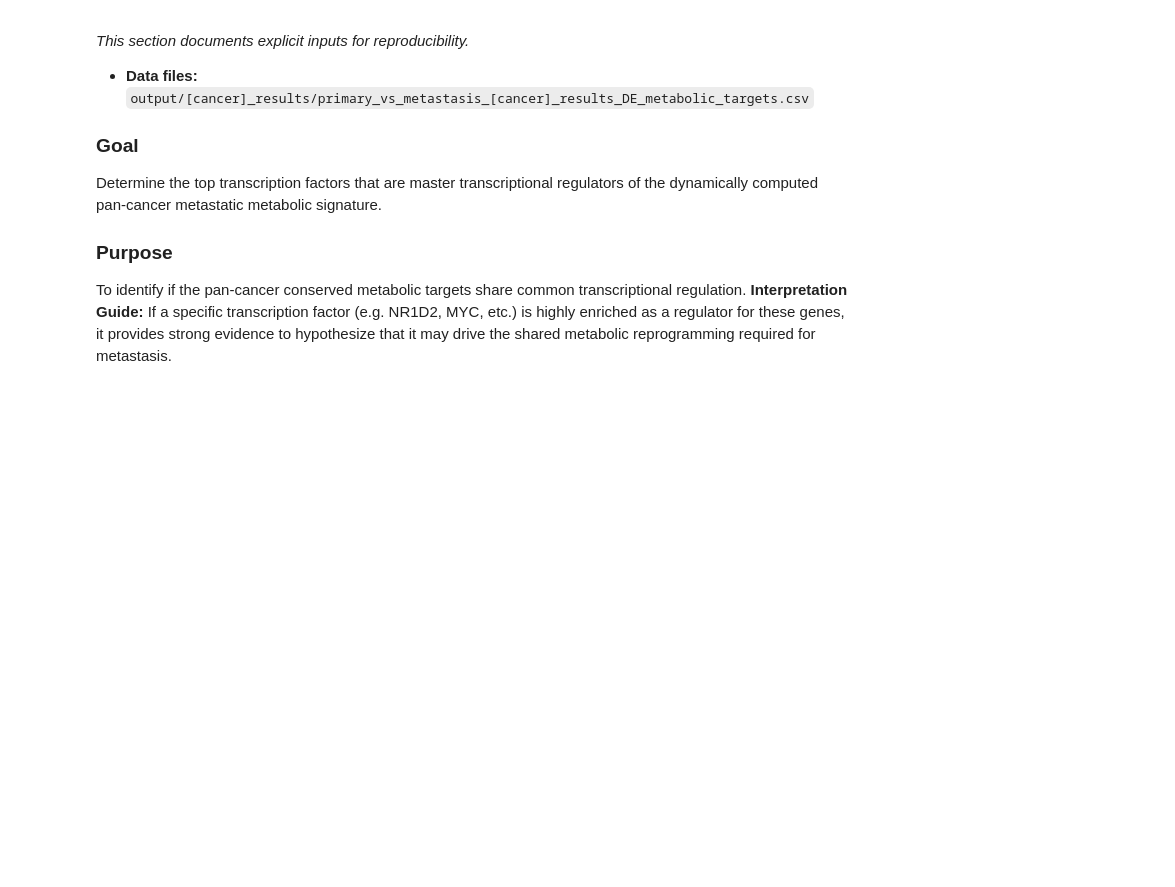
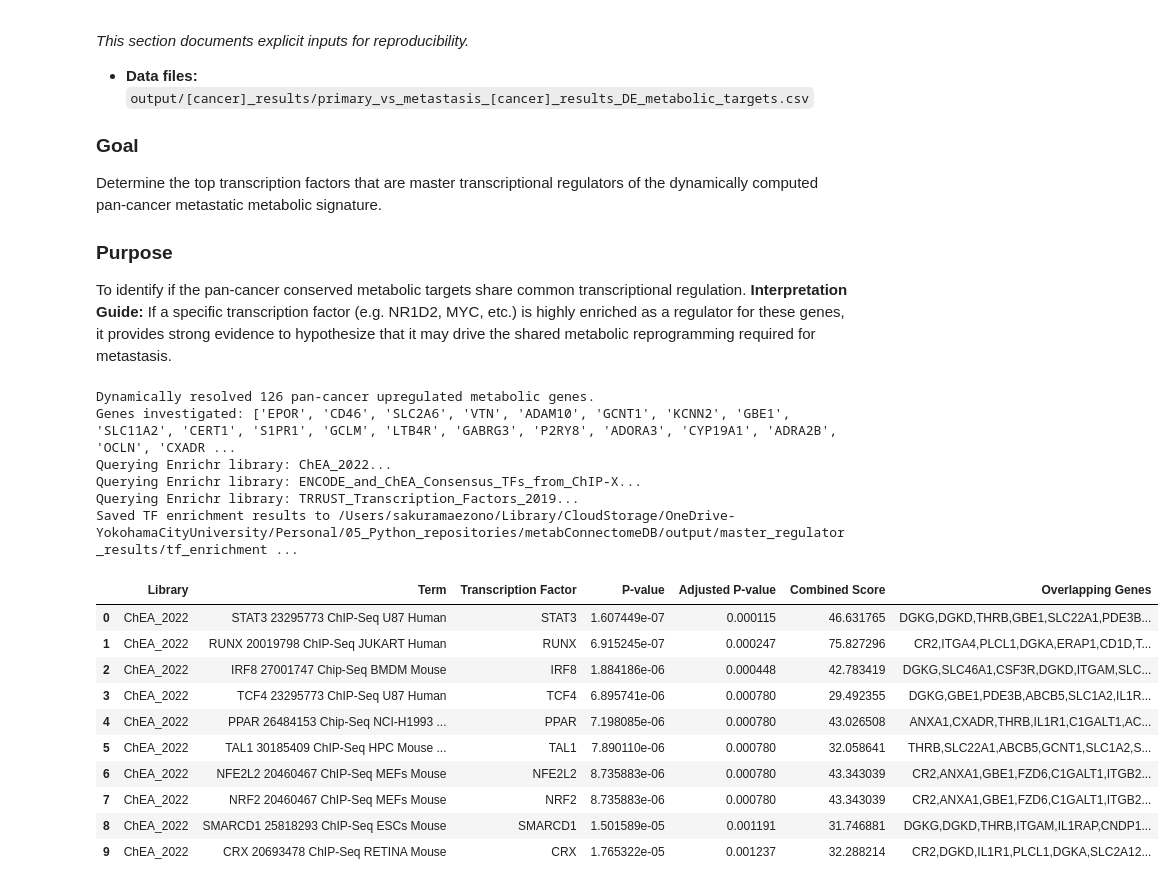
Before and after one commit to sakuramaezonoYCU/metabConnectomeDB, a Jupyter notebook: scripts/master_regulator_analysis.ipynb, the cells around one changed output. Cells and saved outputs as stored; diff of their text form; code cells hidden in the pictures; blank space fills up the shorter version.

```diff
--- a/scripts/master_regulator_analysis.ipynb
+++ b/scripts/master_regulator_analysis.ipynb
@@ -47,7 +47,7 @@ ENRICHR_LIBRARIES = [
     'TRRUST_Transcription_Factors_2019'
 ]
 # %%
-TARGET_GENES = ['IFNLR1', 'SCD5', 'CCR9', 'IL1R1', 'NMUR1', 'GFRA2', 'THRB', 'SELL', 'PLXNA4', 'TNFRSF21', 'SLC11A2', 'AMDHD1', 'ACACA', 'CD48', 'TRPM7', 'CYSLTR2', 'IL13RA2', 'SLC22A1', 'EPHB1', 'CDH23', 'CD46', 'CYP19A1', 'GJA5', 'ASGR1', 'SPTLC1', 'RXRA', 'SRP54', 'PLCB1', 'CD244', 'NR1D2', 'ACSL4', 'TLR10', 'CNR2', 'ITGA4', 'HLA-C', 'SLC2A12', 'AGER', 'CELSR1', 'CERT1', 'CD36', 'ACVR2B', 'KLRG1', 'SLC46A1', 'NR2F1', 'ANXA1', 'TSHR', 'TGFBR2', 'ACKR3', 'KCNN2', 'ITGB2', 'DGAT2', 'ADORA3', 'CYP2E1', 'CXCR1', 'GBE1', 'SLC15A1', 'CD79A', 'ESRRG', 'NPFFR2', 'SLC2A6', 'DGKD', 'CSF3R', 'LGSN', 'SLC16A7', 'FZD6', 'ADRA2B', 'S1PR1', 'CD3G', 'SLC1A2', 'AMN', 'TRPM8', 'PDE3B', 'CHRNA6', 'IL1RAP', 'C1GALT1', 'CR2', 'CNDP1', 'DGKG', 'PGS1', 'OGDH', 'MTMR1', 'SLC16A6', 'IL17RA', 'FCER2', 'ACVR1B', 'SIRPB1', 'ITGAM', 'ESR1', 'LTB4R', 'GPC5', 'GLS', 'DBT', 'CYP1B1', 'NCOA3', 'ABCB5', 'EPOR', 'DGKA', 'P2RY8', 'SPN', 'CUL5', 'IL7R', 'SULT1A1', 'SLC6A3', 'PLCL1', 'CD1D', 'LILRB1', 'CYSLTR1', 'GALNT1', 'GABRG3', 'P2RY14', 'GCNT1', 'GCNT4', 'VTN', 'FCN1', 'ITGAL', 'GCLM', 'ADAM10', 'JAML', 'CD247', 'OCLN', 'FADS2', 'GRM1', 'ERAP1', 'AUH', 'HK3', 'CXADR']
+TARGET_GENES = ['EPOR', 'CD46', 'SLC2A6', 'VTN', 'ADAM10', 'GCNT1', 'KCNN2', 'GBE1', 'SLC11A2', 'CERT1', 'S1PR1', 'GCLM', 'LTB4R', 'GABRG3', 'P2RY8', 'ADORA3', 'CYP19A1', 'ADRA2B', 'OCLN', 'CXADR', 'CXCR1', 'C1GALT1', 'AUH', 'SLC1A2', 'CSF3R', 'ITGAM', 'SLC46A1', 'FCN1', 'ITGB2', 'GFRA2', 'AMDHD1', 'EPHB1', 'TNFRSF21', 'CUL5', 'CCR9', 'SRP54', 'AGER', 'ITGA4', 'CD3G', 'ACVR2B', 'CD79A', 'ACACA', 'FADS2', 'SIRPB1', 'P2RY14', 'PLXNA4', 'CD244', 'DGKG', 'PDE3B', 'IL1R1', 'JAML', 'IL1RAP', 'FCER2', 'NR2F1', 'ESR1', 'GCNT4', 'DGAT2', 'ASGR1', 'GLS', 'DGKA', 'CR2', 'ABCB5', 'NMUR1', 'PLCB1', 'ITGAL', 'SLC2A12', 'CD247', 'NPFFR2', 'ACSL4', 'IL17RA', 'ANXA1', 'LILRB1', 'ACKR3', 'GALNT1', 'DGKD', 'HLA-C', 'MTMR1', 'CD1D', 'AMN', 'SCD5', 'CYP2E1', 'ESRRG', 'GPC5', 'GRM1', 'IFNLR1', 'SELL', 'GJA5', 'IL7R', 'CD48', 'SLC15A1', 'SPTLC1', 'NR1D2', 'NCOA3', 'RXRA', 'TLR10', 'SLC22A1', 'CD36', 'TSHR', 'TRPM8', 'CYSLTR2', 'IL13RA2', 'TGFBR2', 'CDH23', 'SPN', 'HK3', 'CNR2', 'TRPM7', 'SLC6A3', 'PLCL1', 'DBT', 'THRB', 'KLRG1', 'CNDP1', 'CYP1B1', 'ACVR1B', 'SULT1A1', 'FZD6', 'PGS1', 'LGSN', 'OGDH', 'ERAP1', 'SLC16A6', 'SLC16A7', 'CYSLTR1', 'CHRNA6', 'CELSR1']
 print(f"Dynamically resolved {len(TARGET_GENES)} pan-cancer upregulated metabolic genes.")
 print(f"Genes investigated: {TARGET_GENES}")
 
@@ -72,33 +72,51 @@ for lib in ENRICHR_LIBRARIES:
     if not res.ok:
         print(f"Error fetching {lib}")
         continue
 
     results = json.loads(res.text)[lib]
     for row in results:
         term = row[1]
         pval = row[2]
         adj_pval = row[6]
         combined_score = row[4]
         overlap = row[5]
 
         tf_name = term.split('_')[0].split(' ')[0].upper()
 
         all_results.append({
             'Library': lib,
             'Term': term,
             'Transcription Factor': tf_name,
             'P-value': pval,
             'Adjusted P-value': adj_pval,
             'Combined Score': combined_score,
             'Overlapping Genes': ','.join(overlap)
         })
 
 df_enrich = pd.DataFrame(all_results)
 csv_path = os.path.join(RESULTS_DIR, 'tf_enrichment_results.csv')
 df_enrich.to_csv(csv_path, index=False)
 print(f"Saved TF enrichment results to {csv_path}\n")
 
 display(df_enrich.head(10))
+# %% [output]
+Dynamically resolved 126 pan-cancer upregulated metabolic genes.
+Genes investigated: ['EPOR', 'CD46', 'SLC2A6', 'VTN', 'ADAM10', 'GCNT1', 'KCNN2', 'GBE1', 'SLC11A2', 'CERT1', 'S1PR1', 'GCLM', 'LTB4R', 'GABRG3', 'P2RY8', 'ADORA3', 'CYP19A1', 'ADRA2B', 'OCLN', 'CXADR ...
+Querying Enrichr library: ChEA_2022...
+Querying Enrichr library: ENCODE_and_ChEA_Consensus_TFs_from_ChIP-X...
+Querying Enrichr library: TRRUST_Transcription_Factors_2019...
+Saved TF enrichment results to /Users/sakuramaezono/Library/CloudStorage/OneDrive-YokohamaCityUniversity/Personal/05_Python_repositories/metabConnectomeDB/output/master_regulator_results/tf_enrichment ...
+|  | Library | Term | Transcription Factor | P-value | Adjusted P-value | Combined Score | Overlapping Genes |
+| 0 | ChEA_2022 | STAT3 23295773 ChIP-Seq U87 Human | STAT3 | 1.607449e-07 | 0.000115 | 46.631765 | DGKG,DGKD,THRB,GBE1,SLC22A1,PDE3B... |
+| 1 | ChEA_2022 | RUNX 20019798 ChIP-Seq JUKART Human | RUNX | 6.915245e-07 | 0.000247 | 75.827296 | CR2,ITGA4,PLCL1,DGKA,ERAP1,CD1D,T... |
+| 2 | ChEA_2022 | IRF8 27001747 Chip-Seq BMDM Mouse | IRF8 | 1.884186e-06 | 0.000448 | 42.783419 | DGKG,SLC46A1,CSF3R,DGKD,ITGAM,SLC... |
+| 3 | ChEA_2022 | TCF4 23295773 ChIP-Seq U87 Human | TCF4 | 6.895741e-06 | 0.000780 | 29.492355 | DGKG,GBE1,PDE3B,ABCB5,SLC1A2,IL1R... |
+| 4 | ChEA_2022 | PPAR 26484153 Chip-Seq NCI-H1993 ... | PPAR | 7.198085e-06 | 0.000780 | 43.026508 | ANXA1,CXADR,THRB,IL1R1,C1GALT1,AC... |
+| 5 | ChEA_2022 | TAL1 30185409 ChIP-Seq HPC Mouse ... | TAL1 | 7.890110e-06 | 0.000780 | 32.058641 | THRB,SLC22A1,ABCB5,GCNT1,SLC1A2,S... |
+| 6 | ChEA_2022 | NFE2L2 20460467 ChIP-Seq MEFs Mouse | NFE2L2 | 8.735883e-06 | 0.000780 | 43.343039 | CR2,ANXA1,GBE1,FZD6,C1GALT1,ITGB2... |
+| 7 | ChEA_2022 | NRF2 20460467 ChIP-Seq MEFs Mouse | NRF2 | 8.735883e-06 | 0.000780 | 43.343039 | CR2,ANXA1,GBE1,FZD6,C1GALT1,ITGB2... |
+| 8 | ChEA_2022 | SMARCD1 25818293 ChIP-Seq ESCs Mouse | SMARCD1 | 1.501589e-05 | 0.001191 | 31.746881 | DGKG,DGKD,THRB,ITGAM,IL1RAP,CNDP1... |
+| 9 | ChEA_2022 | CRX 20693478 ChIP-Seq RETINA Mouse | CRX | 1.765322e-05 | 0.001237 | 32.288214 | CR2,DGKD,IL1R1,PLCL1,DGKA,SLC2A12... |
 # %%
 top_tfs = df_enrich.sort_values('Combined Score', ascending=False).drop_duplicates(subset=['Transcription Factor']).head(15)
 
```
Also changed, not shown: parts of 1 cell of this notebook, 13 other files.
